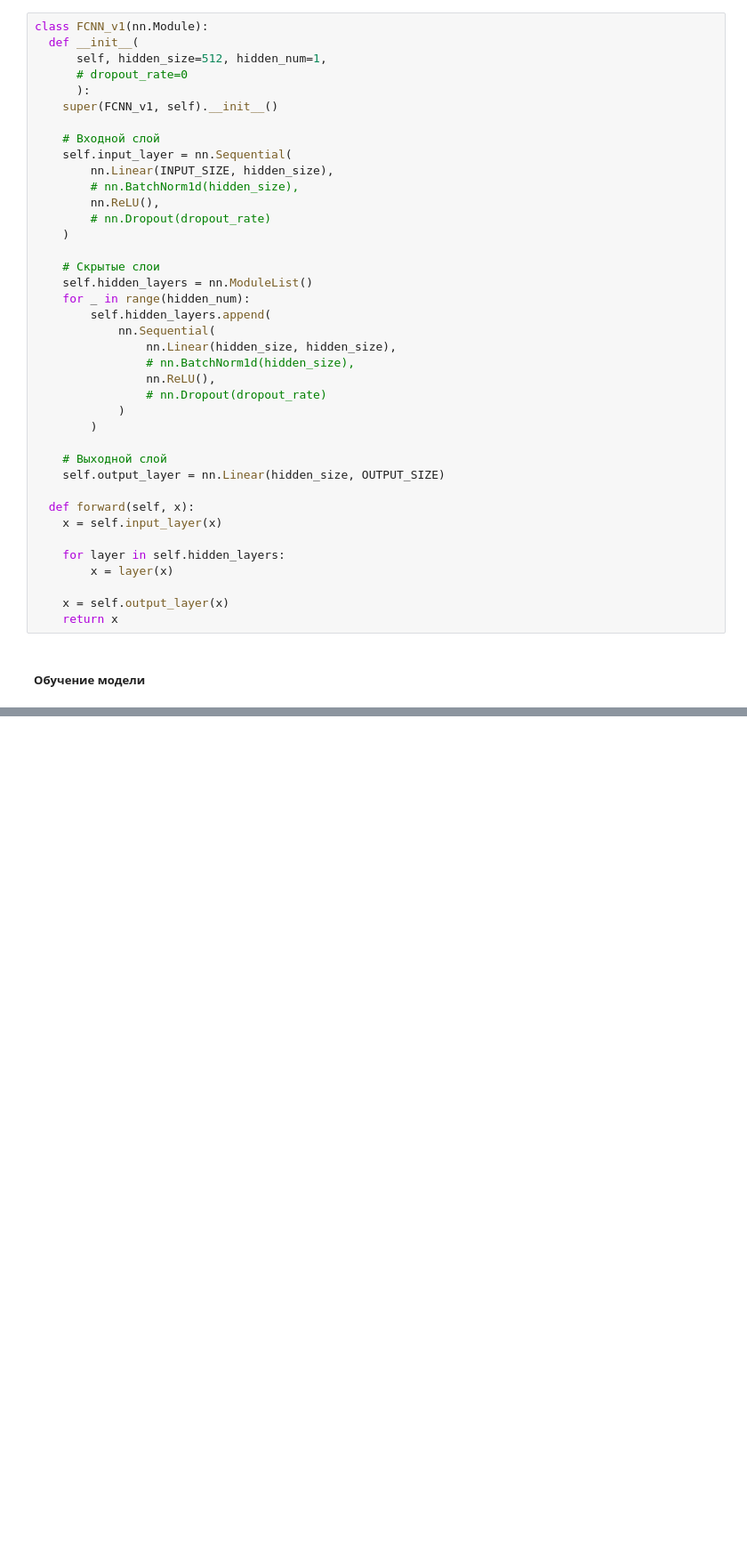
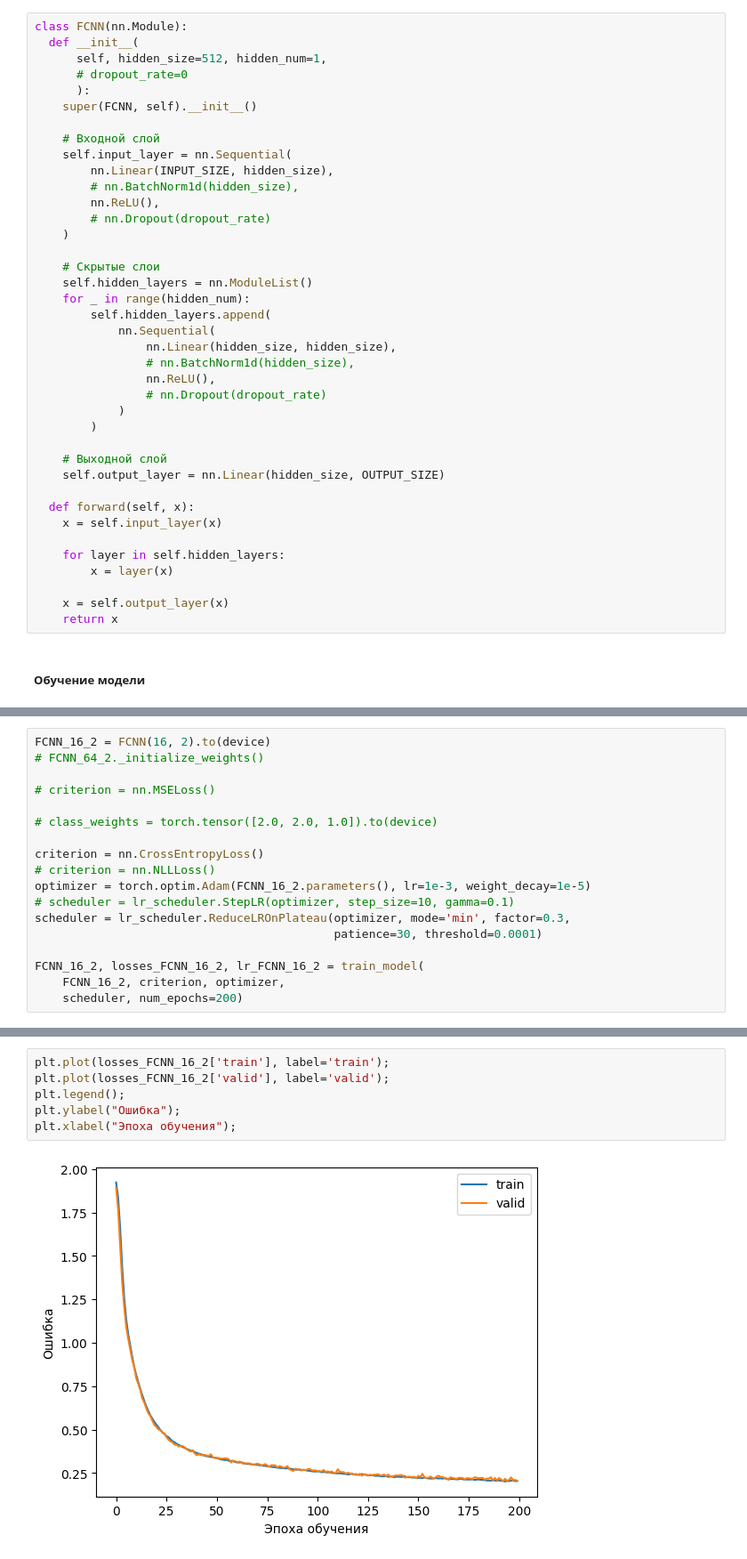
Before and after one commit to ArtyomShabunin/SMOPA, a Jupyter notebook: lesson_7.ipynb, the cells around one changed output, grey strips where cells are left out. Shown at 89% size. Saved outputs shown, nothing was run; the diff lists cells and outputs as text; blank space fills up the shorter version.

```diff
--- a/lesson_7.ipynb
+++ b/lesson_7.ipynb
@@ -374,12 +474,12 @@ def train_model(model, criterion, optimizer, scheduler, num_epochs=100):
 # %% [markdown]
 #### Модель №1
 # %%
-class FCNN_v1(nn.Module):
+class FCNN(nn.Module):
   def __init__(
       self, hidden_size=512, hidden_num=1,
       # dropout_rate=0
       ):
-    super(FCNN_v1, self).__init__()
+    super(FCNN, self).__init__()
 
     # Входной слой
     self.input_layer = nn.Sequential(
@@ -740,0 +560,18 @@ shap.summary_plot(shap_values, X_test_resampled_scaled, class_names=target_colum
+# %%
+FCNN_16_2 = FCNN(16, 2).to(device)
+# FCNN_64_2._initialize_weights()
+
+# criterion = nn.MSELoss()
+
+# class_weights = torch.tensor([2.0, 2.0, 1.0]).to(device)
+
+criterion = nn.CrossEntropyLoss()
+# criterion = nn.NLLLoss()
+optimizer = torch.optim.Adam(FCNN_16_2.parameters(), lr=1e-3, weight_decay=1e-5)
+# scheduler = lr_scheduler.StepLR(optimizer, step_size=10, gamma=0.1)
+scheduler = lr_scheduler.ReduceLROnPlateau(optimizer, mode='min', factor=0.3,
+                                           patience=30, threshold=0.0001)
+
+FCNN_16_2, losses_FCNN_16_2, lr_FCNN_16_2 = train_model(
+    FCNN_16_2, criterion, optimizer,
+    scheduler, num_epochs=200)
@@ -740,0 +580,8 @@ shap.summary_plot(shap_values, X_test_resampled_scaled, class_names=target_colum
+# %%
+plt.plot(losses_FCNN_16_2['train'], label='train');
+plt.plot(losses_FCNN_16_2['valid'], label='valid');
+plt.legend();
+plt.ylabel("Ошибка");
+plt.xlabel("Эпоха обучения");
+# %% [output]
+[figure, added]
```
Also changed, not shown: parts of 191 cells of this notebook.
